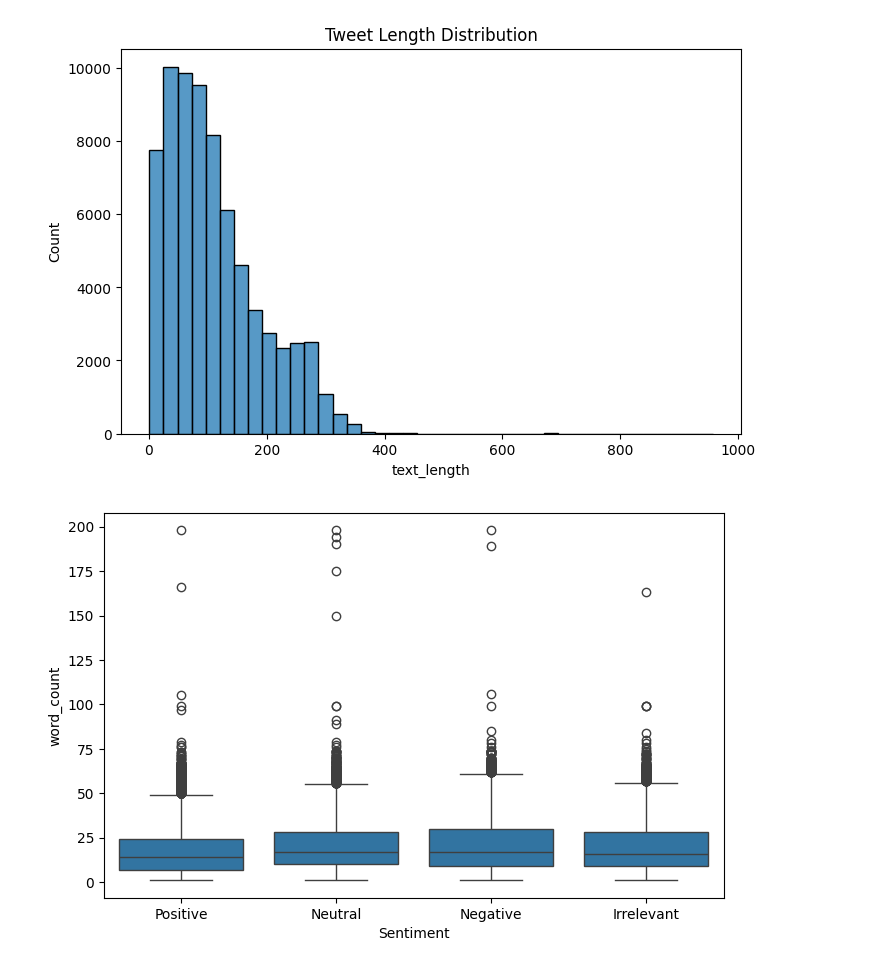
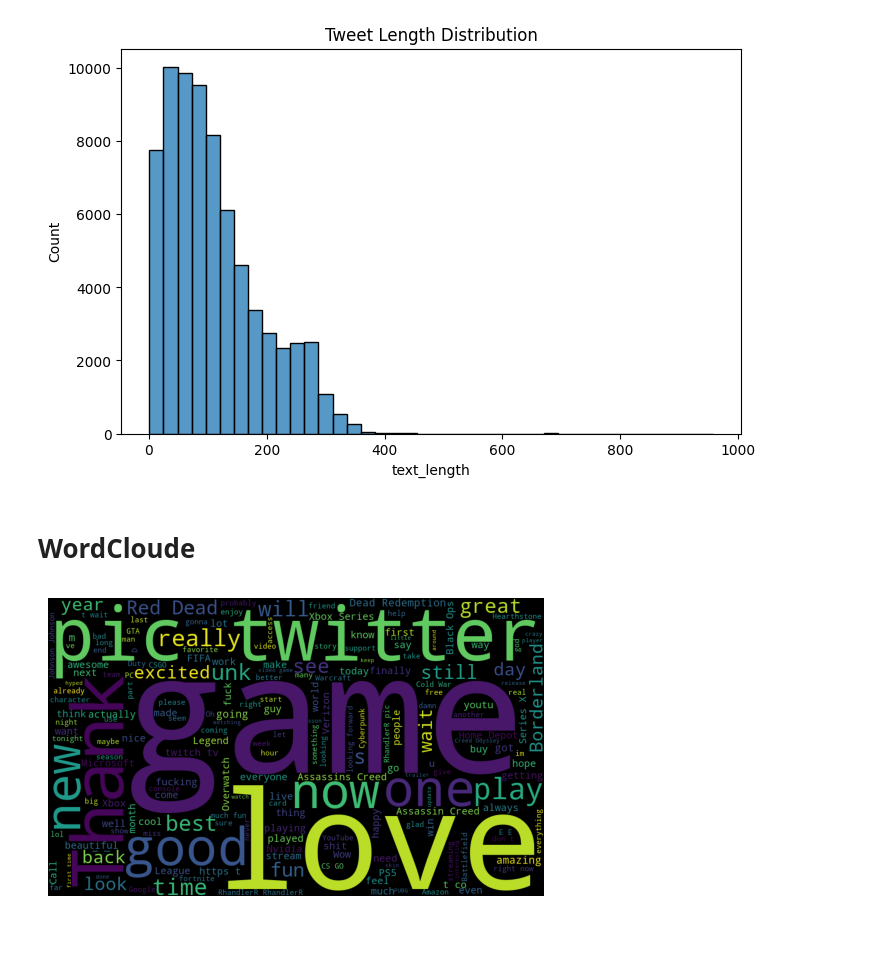
Before and after one commit to samifahim07/Twitter-Sentiment-Analysis-using-Machine-Learning, a Jupyter notebook: Twitter-sentiment.ipynb, the cells around one changed output. Drawn from its saved outputs; the diff is of its cells as text; code cells hidden in the pictures; blank space fills up the shorter version.

```diff
--- a/Twitter-sentiment.ipynb
+++ b/Twitter-sentiment.ipynb
@@ -142,15 +143,23 @@ plt.title("Tweet Length Distribution")
 plt.show()
 # %% [output]
 [figure]
-# %%
-plt.figure(figsize=(8,5))
-
-sns.boxplot(
-    data=df,
-    x="Sentiment",
-    y="word_count"
-)
-
-plt.show()
-# %% [output]
-[figure, removed]
+# %% [markdown]
+# WordCloude
+# %%
+positive_text = " ".join(
+    df[df["Sentiment"]=="Positive"]["Tweet"].astype(str)
+)
+
+wordcloud = WordCloud(
+    width=1000,
+    height=600,
+    background_color="black"
+).generate(positive_text)
+
+plt.imshow(wordcloud)
+
+plt.axis("off")
+
+plt.show()
+# %% [output]
+[figure, added]
```
Also changed, not shown: parts of 1 cell of this notebook.
